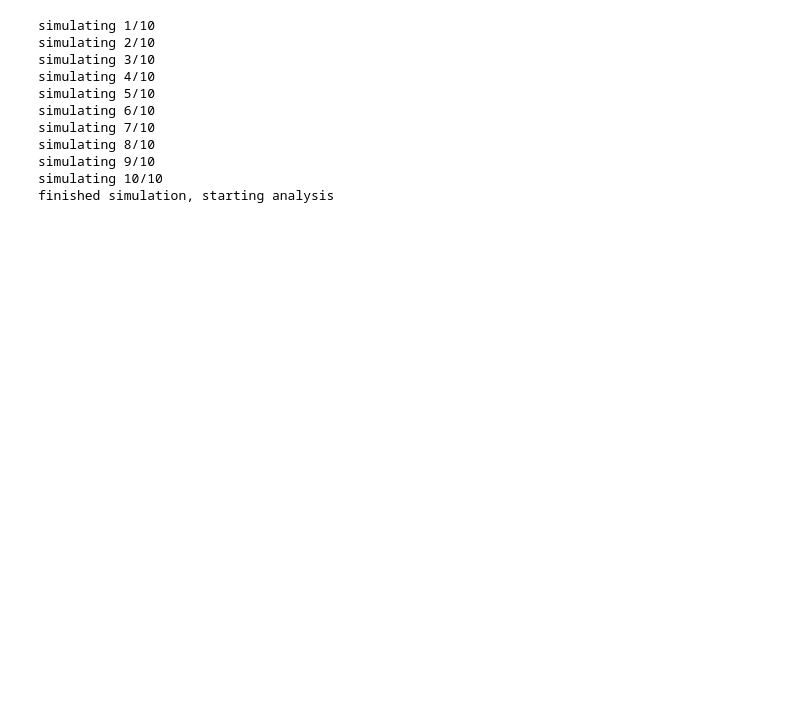
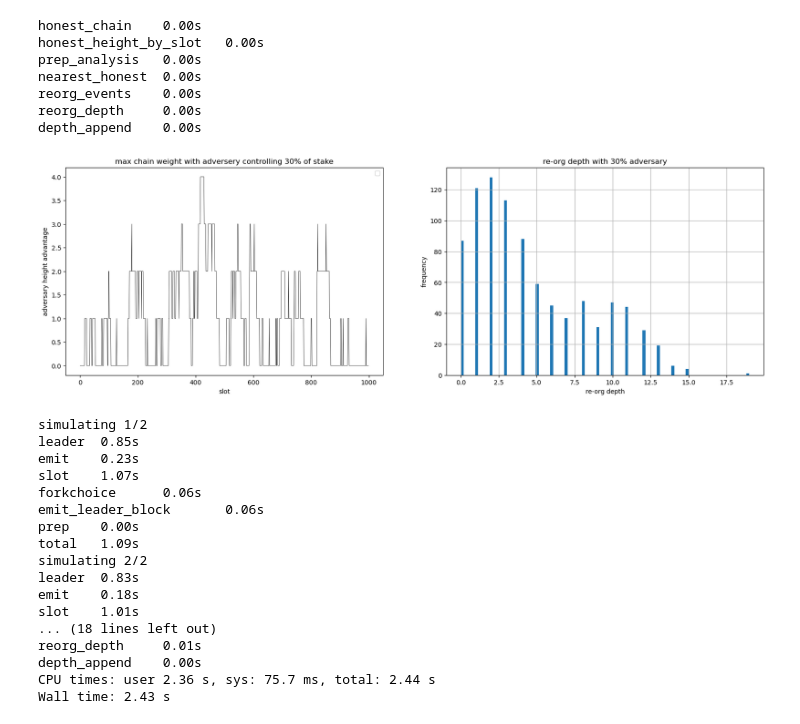
Before and after one commit to logos-co/nomos-pocs, a Jupyter notebook: cryptarchia/longest-chain-cryptarchia.ipynb, the cells around one changed output. Saved outputs shown, nothing was run; the diff lists cells and outputs as text; code cells hidden in the pictures; blank space fills up the shorter version.

```diff
--- a/cryptarchia/longest-chain-cryptarchia.ipynb
+++ b/cryptarchia/longest-chain-cryptarchia.ipynb
@@ -350,0 +440,18 @@ for DEPTH in range(20):
+# %%
+%%time
+np.random.seed(0)
+sim = Sim(
+    params=Params(
+        SLOTS=1000,
+        f=1/5,
+        adversary_control = 0.3,
+        honest_stake = np.random.pareto(10, 1000)
+    ),
+    network=blend_net
+)
+sim.run(seed=0)
+
+n_blocks_per_slot = len(sim.blocks) / sim.params.SLOTS
+print("avg blocks per slot", n_blocks_per_slot)
+print("Number of blocks", len(sim.blocks))
+print("longest chain", max(b.height for b in sim.blocks))
@@ -350,0 +471,11 @@ for DEPTH in range(20):
+# %%
+_ = sim.adverserial_analysis(should_plot=True)
+# %% [output]
+honest_chain    0.00s
+honest_height_by_slot   0.00s
+prep_analysis   0.00s
+nearest_honest  0.00s
+reorg_events    0.00s
+reorg_depth     0.00s
+depth_append    0.00s
+[figure, added]
@@ -351,22 +484,17 @@ for DEPTH in range(20):
 # %%
+%%time
 np.random.seed(0)
 stake = np.random.pareto(10, 100)
 
 sims = [Sim(
     params=Params(
-        SLOTS=10000,
+        SLOTS=100000,
         f=0.05,
         adversary_control = i,
         honest_stake = stake
     ),
-    network=NetworkParams(
-        mixnet_delay_mean=10, # seconds
-        mixnet_delay_var=4,
-        broadcast_delay_mean=2, # second
-        pol_proof_time=10, # seconds
-        no_network_delay=False
-    )
-) for i in np.linspace(1e-3, 0.3, 10)]
+    network=blend_net
+) for i in np.linspace(1e-3, 0.3, 2)]
 
 for i, sim in enumerate(sims):
     print(f"simulating {i+1}/{len(sims)}")
@@ -375,15 +503,21 @@ for i, sim in enumerate(sims):
 print("finished simulation, starting analysis")
 advs = [sim.adverserial_analysis(should_plot=False) for sim in sims]
 # %% [output]
-simulating 1/10
-simulating 2/10
-simulating 3/10
-simulating 4/10
-simulating 5/10
-simulating 6/10
-simulating 7/10
-simulating 8/10
-simulating 9/10
-simulating 10/10
-finished simulation, starting analysis
+simulating 1/2
+leader  0.85s
+emit    0.23s
+slot    1.07s
+forkchoice      0.06s
+emit_leader_block       0.06s
+prep    0.00s
+total   1.09s
+simulating 2/2
+leader  0.83s
+emit    0.18s
+slot    1.01s
+... (18 lines left out)
+reorg_depth     0.01s
+depth_append    0.00s
+CPU times: user 2.36 s, sys: 75.7 ms, total: 2.44 s
+Wall time: 2.43 s
 # %%
```
Also changed, not shown: parts of 22 cells of this notebook.
